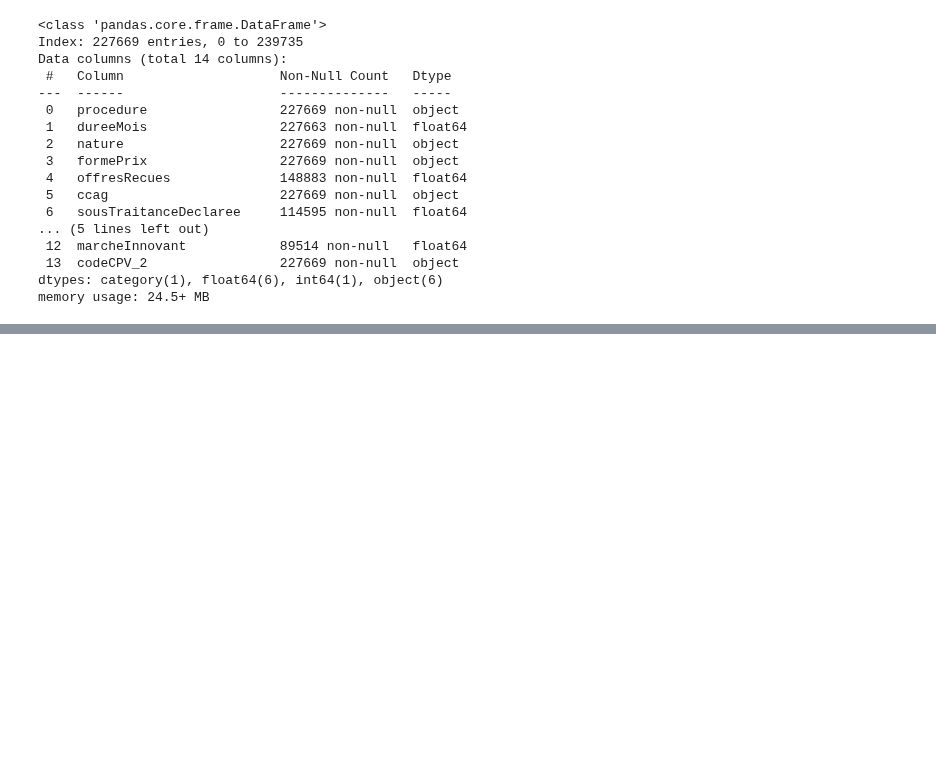
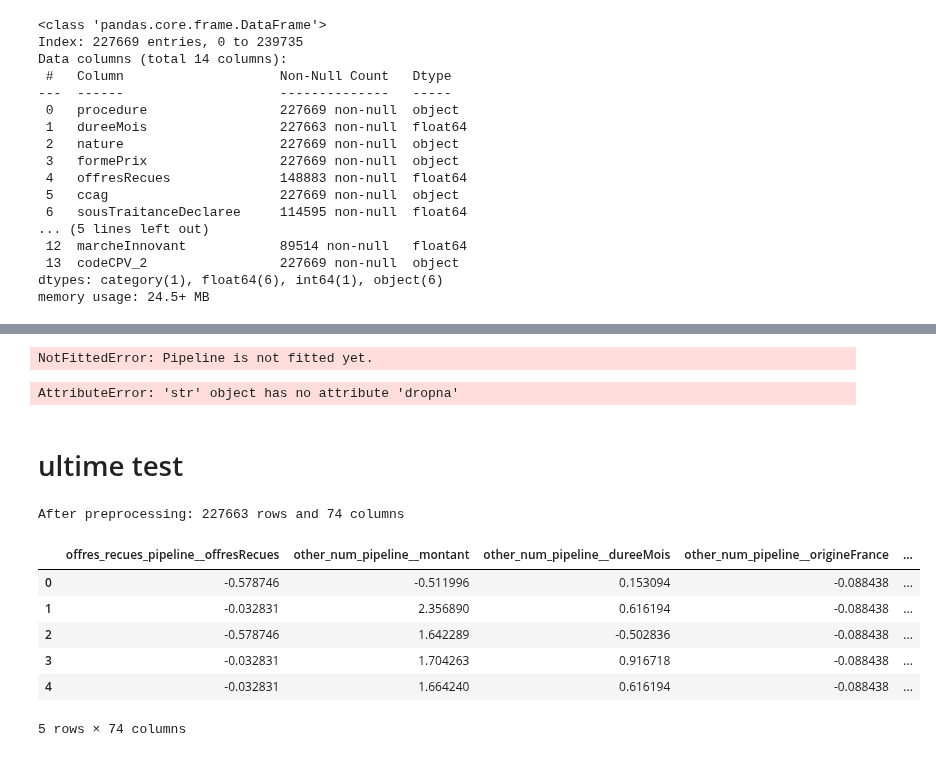
Before and after one commit to RonanB400/decp_ml, a Jupyter notebook: notebooks/LD_marche_sim_preproc_test.ipynb, the cells around one changed output, grey strips where cells are left out. Drawn from its saved outputs; the diff is of its cells as text; code cells hidden in the pictures; blank space fills up the shorter version.

```diff
--- a/notebooks/LD_marche_sim_preproc_test.ipynb
+++ b/notebooks/LD_marche_sim_preproc_test.ipynb
@@ -137,0 +166,22 @@ TypeError: Encoders require their input argument must be uniformly strings or nu
+# %%
+X3_transformed = pipeline_total.fit_transform(df)
+X3_transformed
+# %% [output]
+NotFittedError: Pipeline is not fitted yet.
+# %%
+pipeline_ultime = create_complete_pipeline(
+    cat=['marche_sim'],
+    min=20000,
+    max=50000000,
+    top_n=40,
+    level=2
+)
+
+
+X_processed = pipeline_ultime.fit_transform(df)
+print(f"After preprocessing: {X_processed.shape[0]} rows and {X_processed.shape[1]} columns")
+X_processed.head()
+# %% [output]
+AttributeError: 'str' object has no attribute 'dropna'
+# %% [markdown]
+# ultime test
@@ -137,0 +197,26 @@ TypeError: Encoders require their input argument must be uniformly strings or nu
+# %%
+df = pd.read_csv('../data/train.csv', encoding='utf-8')
+# %%
+pipeline = create_complete_pipeline(
+    cat='marche_sim',
+    min=20000,
+    max=50000000,
+    top_n=40,
+    level=2
+)
+# %%
+
+X_processed = pipeline.fit_transform(df)
+# %%
+
+print(f"After preprocessing: {X_processed.shape[0]} rows and {X_processed.shape[1]} columns")
+X_processed.head()
+# %% [output]
+After preprocessing: 227663 rows and 74 columns
+|  | offres_recues_pipeline__offresRecues | other_num_pipeline__montant | other_num_pipeline__dureeMois | other_num_pipeline__origineFrance | ... |
+| 0 | -0.578746 | -0.511996 | 0.153094 | -0.088438 | ... |
+| 1 | -0.032831 | 2.356890 | 0.616194 | -0.088438 | ... |
+| 2 | -0.578746 | 1.642289 | -0.502836 | -0.088438 | ... |
+| 3 | -0.032831 | 1.704263 | 0.916718 | -0.088438 | ... |
+| 4 | -0.032831 | 1.664240 | 0.616194 | -0.088438 | ... |
+5 rows × 74 columns
```
Also changed, not shown: parts of 13 cells of this notebook, 5 other files.
